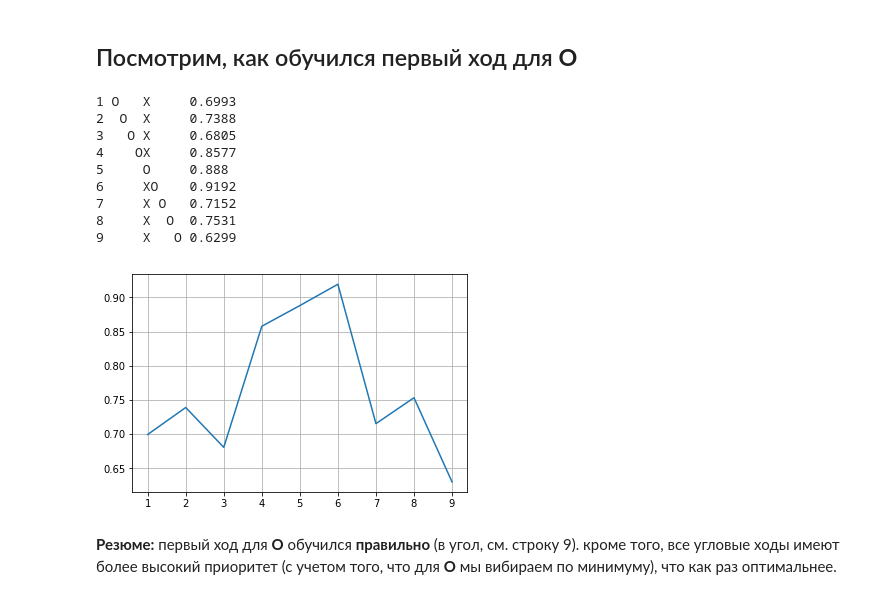
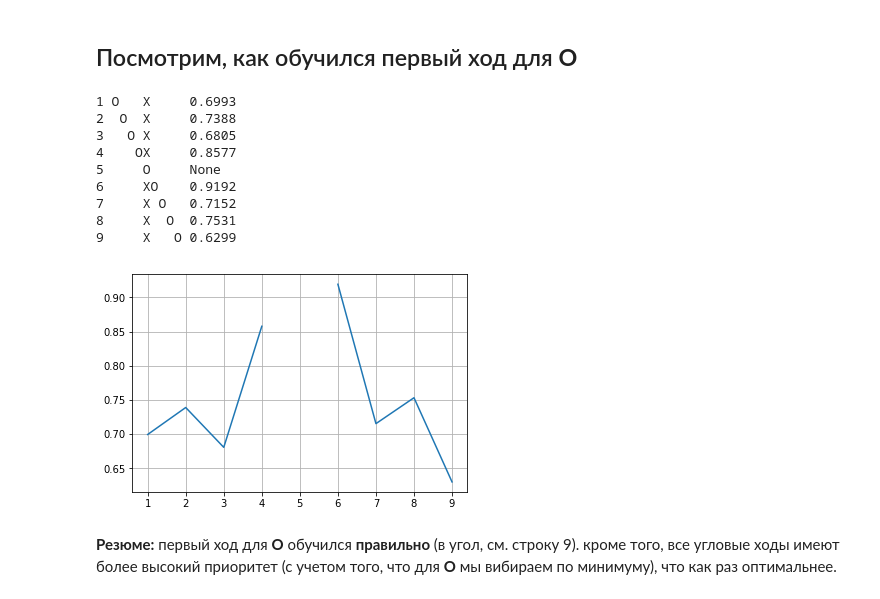
Before and after one commit to shereshevskiy/otus_deep_learning_dle-2020-04, a Jupyter notebook: 16_rl_practice_tic-tac-toe/hw16_tictactoe_Q-func.ipynb, the cells around one changed output. Saved outputs shown, nothing was run; the diff lists cells and outputs as text; code cells hidden in the pictures.

```diff
--- a/16_rl_practice_tic-tac-toe/hw16_tictactoe_Q-func.ipynb
+++ b/16_rl_practice_tic-tac-toe/hw16_tictactoe_Q-func.ipynb
@@ -425,30 +425,31 @@ plt.grid()
 # %%
 move_values = []
 for i in range(9):
     state = [' '] * 9
     state[4] = 'X'
     move = state.copy()
     move[i] = 'O'
     move = ''.join(move)
     state = ''.join(state)
-    move_value = round(agent.Q_func(state, move).item(), 4)
     if i + 1 == 5:
-        move_value = 0.888
+        move_value = None
+    else:
+        move_value = round(agent.Q_func(state, move).item(), 4)
     print(i + 1, move, move_value)
     move_values.append(move_value)
 plt.plot(range(1, len(move_values)+1), move_values);
 plt.grid()
 # %% [output]
 1 O   X     0.6993
 2  O  X     0.7388
 3   O X     0.6805
 4    OX     0.8577
-5     O     0.888
+5     O     None
 6     XO    0.9192
 7     X O   0.7152
 8     X  O  0.7531
 9     X   O 0.6299
-[figure, old version]
+[figure, new version]
 # %% [markdown]
 **Резюме:** первый ход для **О** обучился **правильно** (в угол, см. строку 9). кроме того, все угловые ходы имеют более высокий приоритет (с учетом того, что для **О** мы вибираем по минимуму), что как раз оптимальнее.
 # %% [markdown]
```
